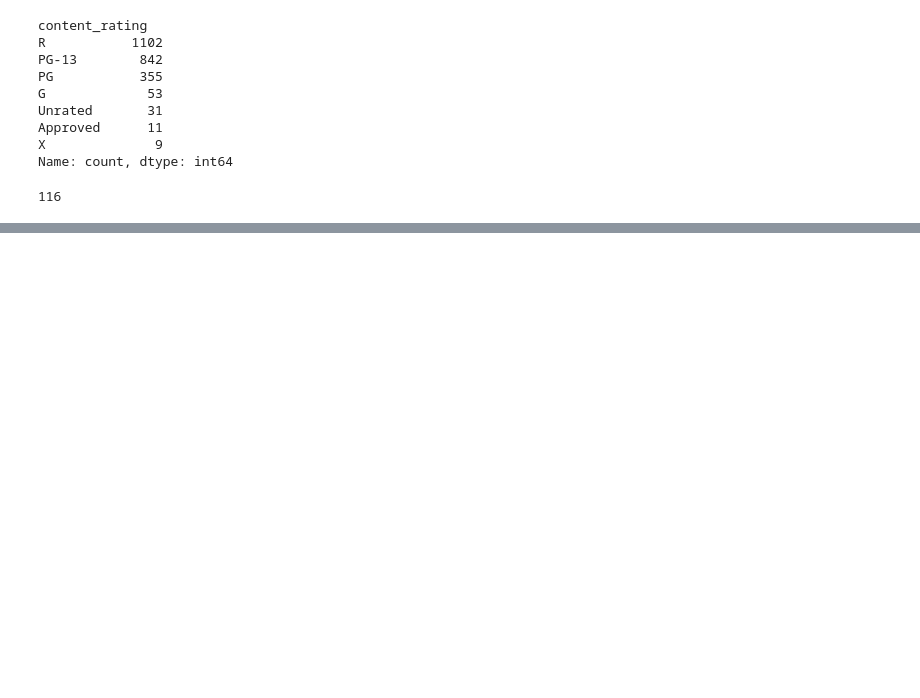
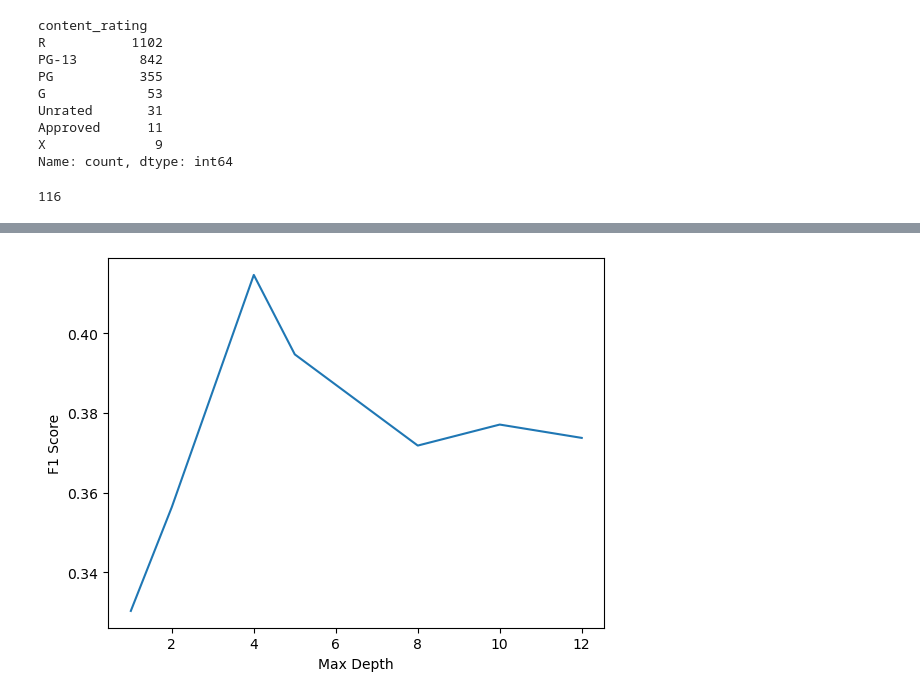
Before and after one commit to ZacLWilliams/Predict_Netflix_Rating, a Jupyter notebook: Analysis.ipynb, the cells around one changed output, grey strips where cells are left out. Saved outputs shown, nothing was run; the diff lists cells and outputs as text; code cells hidden in the pictures; blank space fills up the shorter version.

```diff
--- a/Analysis.ipynb
+++ b/Analysis.ipynb
@@ -277,0 +324,14 @@ accuracy_score(y_test, y_GTB)
+# %%
+depths = [1, 2, 4, 5, 8, 10, 12]
+y_pred_depth = []
+for depth in depths:
+    model = GradientBoostingClassifier(max_depth=depth).fit(X_norm, y_train)
+    y_pred = model.predict(X_norm_test)
+    y_pred_depth.append(f1_score(y_test, y_pred, average='macro'))
+
+plt.plot(depths, y_pred_depth)
+plt.ylabel('F1 Score')
+plt.xlabel('Max Depth')
+plt.show()
+# %% [output]
+[figure, added]
```
Also changed, not shown: parts of 13 cells of this notebook.
